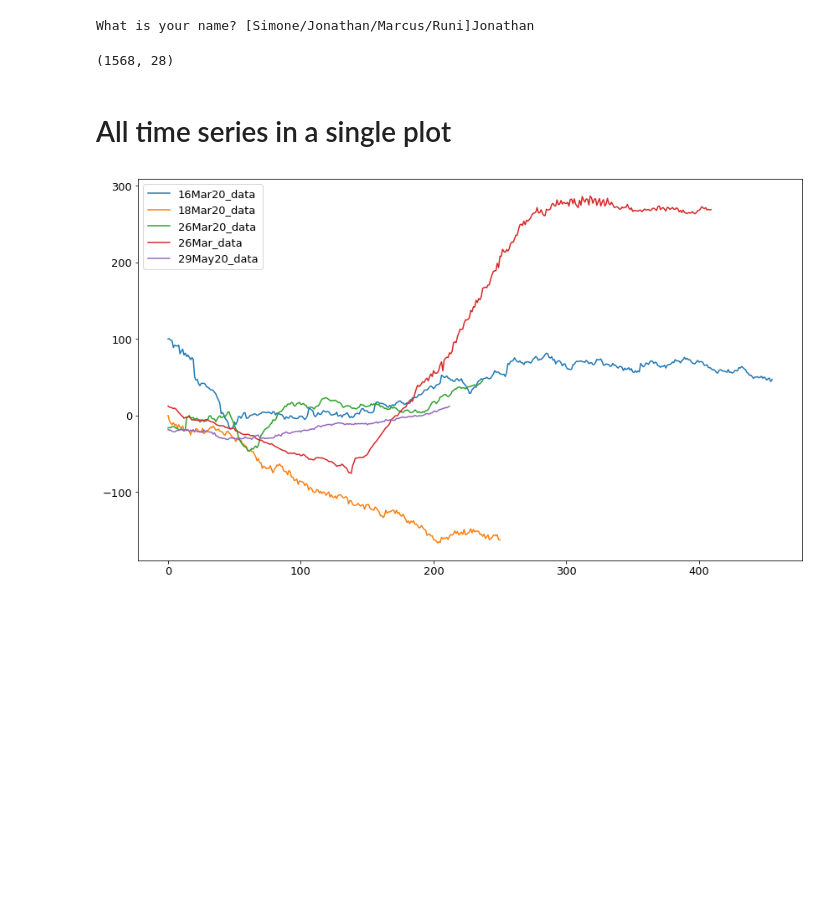
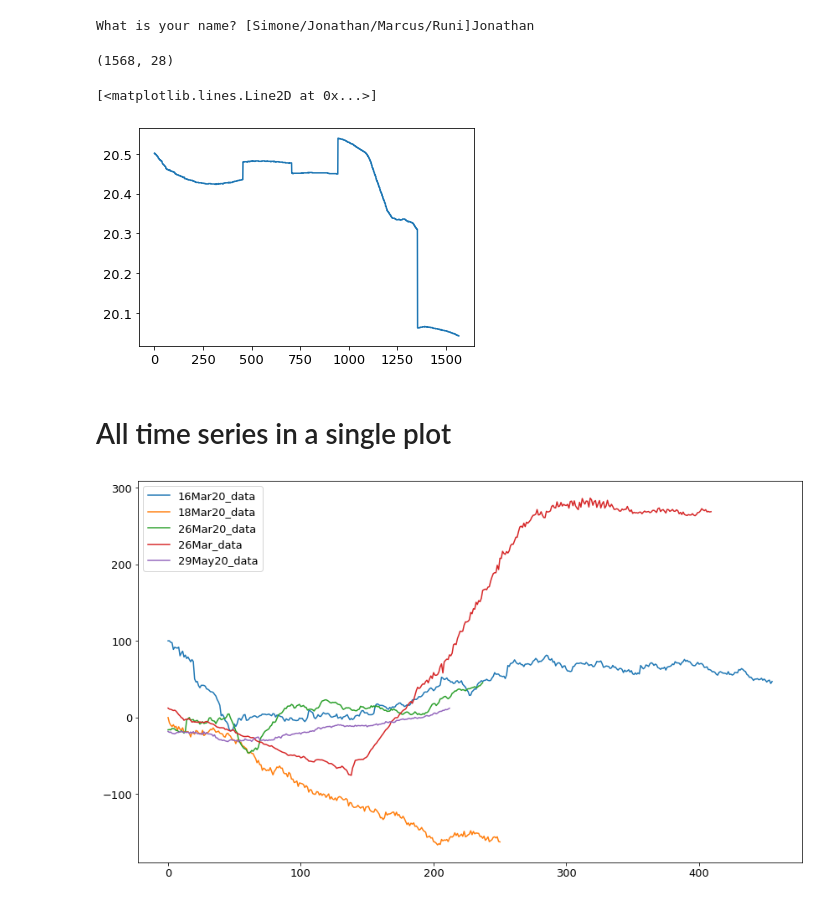
Before and after one commit to svejlgaard/finalproject, a Jupyter notebook: Crossvalidation search.ipynb, the cells around one changed output. Cells and saved outputs as stored; diff of their text form; code cells hidden in the pictures; blank space fills up the shorter version.

```diff
--- a/Crossvalidation search.ipynb
+++ b/Crossvalidation search.ipynb
@@ -23,6 +25,12 @@ print(data.shape)
 features = data_dict[ list(data_dict.keys())[1] ]
 # %% [output]
 (1568, 28)
+# %%
+features[8], features[14]
+plt.plot(data[:,8])
+# %% [output]
+[<matplotlib.lines.Line2D at 0x...>]
+[figure, added]
 # %% [markdown]
 # All time series in a single plot
 # %%
```
Also changed, not shown: parts of 21 cells of this notebook, 1 other file.
